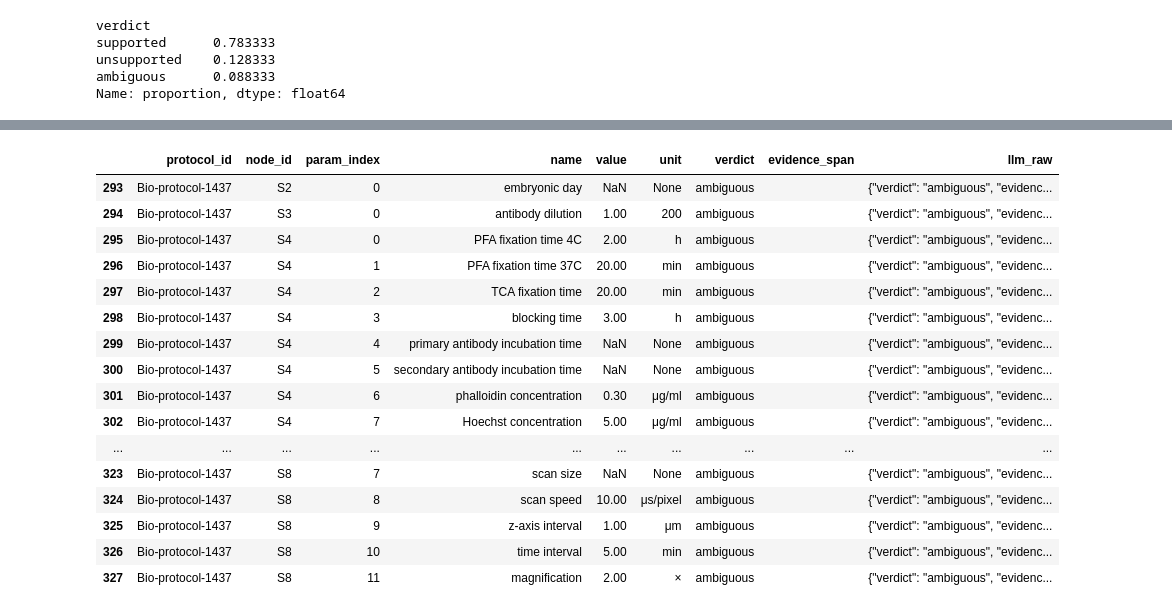
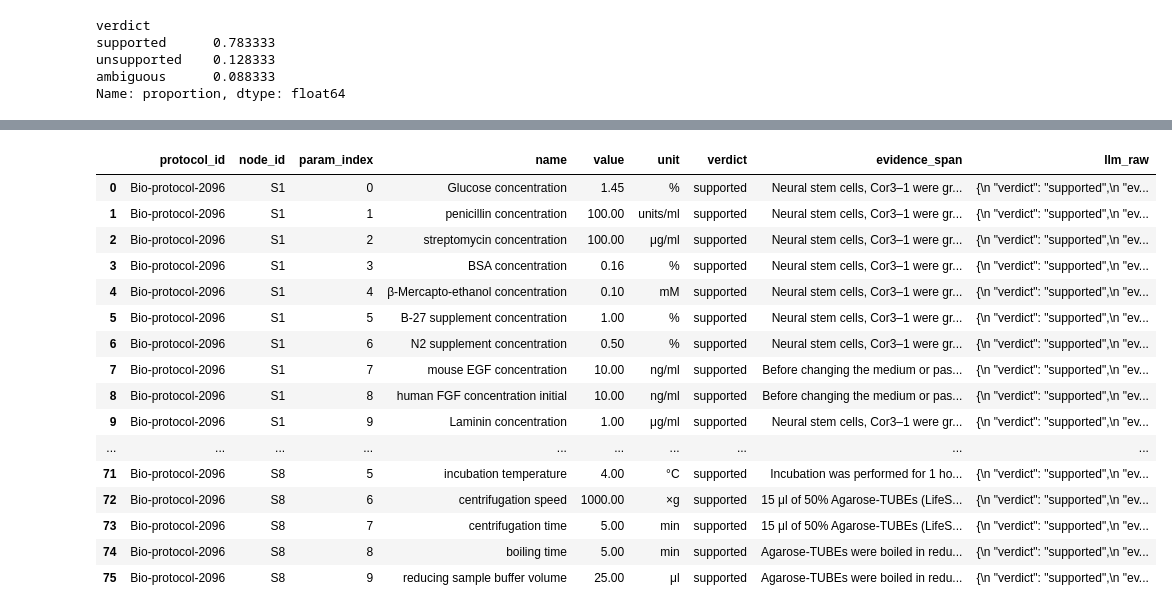
Before and after one commit to haeb98/BioProtocol, a Jupyter notebook: scripts/report_s2_parser_00_stats.ipynb, the cells around one changed output, grey strips where cells are left out. Cells and saved outputs as stored; diff of their text form; code cells hidden in the pictures.

```diff
--- a/scripts/report_s2_parser_00_stats.ipynb
+++ b/scripts/report_s2_parser_00_stats.ipynb
@@ -176,25 +176,27 @@ Bio-protocol-3965        0.0   0.662162     0.337838
 Bio-protocol-611         0.0   1.000000     0.000000
 Bio-protocol-851         0.0   0.500000     0.500000
 Bio-protocol-972         0.0   0.769231     0.230769
+# %%
+pd.set_option('display.max_rows', None)
 # %%
-df[df["protocol_id"] == "Bio-protocol-1437"]
+df[df["protocol_id"] == "Bio-protocol-2096"]
 # %% [output]
 |  | protocol_id | node_id | param_index | name | value | unit | verdict | evidence_span | llm_raw |
-| 293 | Bio-protocol-1437 | S2 | 0 | embryonic day | NaN | None | ambiguous |  | {"verdict": "ambiguous", "evidenc... |
-| 294 | Bio-protocol-1437 | S3 | 0 | antibody dilution | 1.00 | 200 | ambiguous |  | {"verdict": "ambiguous", "evidenc... |
-| 295 | Bio-protocol-1437 | S4 | 0 | PFA fixation time 4C | 2.00 | h | ambiguous |  | {"verdict": "ambiguous", "evidenc... |
-| 296 | Bio-protocol-1437 | S4 | 1 | PFA fixation time 37C | 20.00 | min | ambiguous |  | {"verdict": "ambiguous", "evidenc... |
-| 297 | Bio-protocol-1437 | S4 | 2 | TCA fixation time | 20.00 | min | ambiguous |  | {"verdict": "ambiguous", "evidenc... |
-| 298 | Bio-protocol-1437 | S4 | 3 | blocking time | 3.00 | h | ambiguous |  | {"verdict": "ambiguous", "evidenc... |
-| 299 | Bio-protocol-1437 | S4 | 4 | primary antibody incubation time | NaN | None | ambiguous |  | {"verdict": "ambiguous", "evidenc... |
-| 300 | Bio-protocol-1437 | S4 | 5 | secondary antibody incubation time | NaN | None | ambiguous |  | {"verdict": "ambiguous", "evidenc... |
-| 301 | Bio-protocol-1437 | S4 | 6 | phalloidin concentration | 0.30 | μg/ml | ambiguous |  | {"verdict": "ambiguous", "evidenc... |
-| 302 | Bio-protocol-1437 | S4 | 7 | Hoechst concentration | 5.00 | μg/ml | ambiguous |  | {"verdict": "ambiguous", "evidenc... |
+| 0 | Bio-protocol-2096 | S1 | 0 | Glucose concentration | 1.45 | % | supported | Neural stem cells, Cor3–1 were gr... | {\n "verdict": "supported",\n "ev... |
+| 1 | Bio-protocol-2096 | S1 | 1 | penicillin concentration | 100.00 | units/ml | supported | Neural stem cells, Cor3–1 were gr... | {\n "verdict": "supported",\n "ev... |
+| 2 | Bio-protocol-2096 | S1 | 2 | streptomycin concentration | 100.00 | μg/ml | supported | Neural stem cells, Cor3–1 were gr... | {\n "verdict": "supported",\n "ev... |
+| 3 | Bio-protocol-2096 | S1 | 3 | BSA concentration | 0.16 | % | supported | Neural stem cells, Cor3–1 were gr... | {\n "verdict": "supported",\n "ev... |
+| 4 | Bio-protocol-2096 | S1 | 4 | β-Mercapto-ethanol concentration | 0.10 | mM | supported | Neural stem cells, Cor3–1 were gr... | {\n "verdict": "supported",\n "ev... |
+| 5 | Bio-protocol-2096 | S1 | 5 | B-27 supplement concentration | 1.00 | % | supported | Neural stem cells, Cor3–1 were gr... | {\n "verdict": "supported",\n "ev... |
+| 6 | Bio-protocol-2096 | S1 | 6 | N2 supplement concentration | 0.50 | % | supported | Neural stem cells, Cor3–1 were gr... | {\n "verdict": "supported",\n "ev... |
+| 7 | Bio-protocol-2096 | S1 | 7 | mouse EGF concentration | 10.00 | ng/ml | supported | Before changing the medium or pas... | {\n "verdict": "supported",\n "ev... |
+| 8 | Bio-protocol-2096 | S1 | 8 | human FGF concentration initial | 10.00 | ng/ml | supported | Before changing the medium or pas... | {\n "verdict": "supported",\n "ev... |
+| 9 | Bio-protocol-2096 | S1 | 9 | Laminin concentration | 1.00 | μg/ml | supported | Neural stem cells, Cor3–1 were gr... | {\n "verdict": "supported",\n "ev... |
 | ... | ... | ... | ... | ... | ... | ... | ... | ... | ... |
-| 323 | Bio-protocol-1437 | S8 | 7 | scan size | NaN | None | ambiguous |  | {"verdict": "ambiguous", "evidenc... |
-| 324 | Bio-protocol-1437 | S8 | 8 | scan speed | 10.00 | μs/pixel | ambiguous |  | {"verdict": "ambiguous", "evidenc... |
-| 325 | Bio-protocol-1437 | S8 | 9 | z-axis interval | 1.00 | μm | ambiguous |  | {"verdict": "ambiguous", "evidenc... |
-| 326 | Bio-protocol-1437 | S8 | 10 | time interval | 5.00 | min | ambiguous |  | {"verdict": "ambiguous", "evidenc... |
-| 327 | Bio-protocol-1437 | S8 | 11 | magnification | 2.00 | × | ambiguous |  | {"verdict": "ambiguous", "evidenc... |
+| 71 | Bio-protocol-2096 | S8 | 5 | incubation temperature | 4.00 | °C | supported | Incubation was performed for 1 ho... | {\n "verdict": "supported",\n "ev... |
+| 72 | Bio-protocol-2096 | S8 | 6 | centrifugation speed | 1000.00 | ×g | supported | 15 μl of 50% Agarose-TUBEs (LifeS... | {\n "verdict": "supported",\n "ev... |
+| 73 | Bio-protocol-2096 | S8 | 7 | centrifugation time | 5.00 | min | supported | 15 μl of 50% Agarose-TUBEs (LifeS... | {\n "verdict": "supported",\n "ev... |
+| 74 | Bio-protocol-2096 | S8 | 8 | boiling time | 5.00 | min | supported | Agarose-TUBEs were boiled in redu... | {\n "verdict": "supported",\n "ev... |
+| 75 | Bio-protocol-2096 | S8 | 9 | reducing sample buffer volume | 25.00 | μl | supported | Agarose-TUBEs were boiled in redu... | {\n "verdict": "supported",\n "ev... |
 # %%
 # 예: unsupported 이면서 evidence_span 이 빈 문자열인 케이스만 모아보기
```
Also changed, not shown: parts of 6 cells of this notebook, 18 other files.
